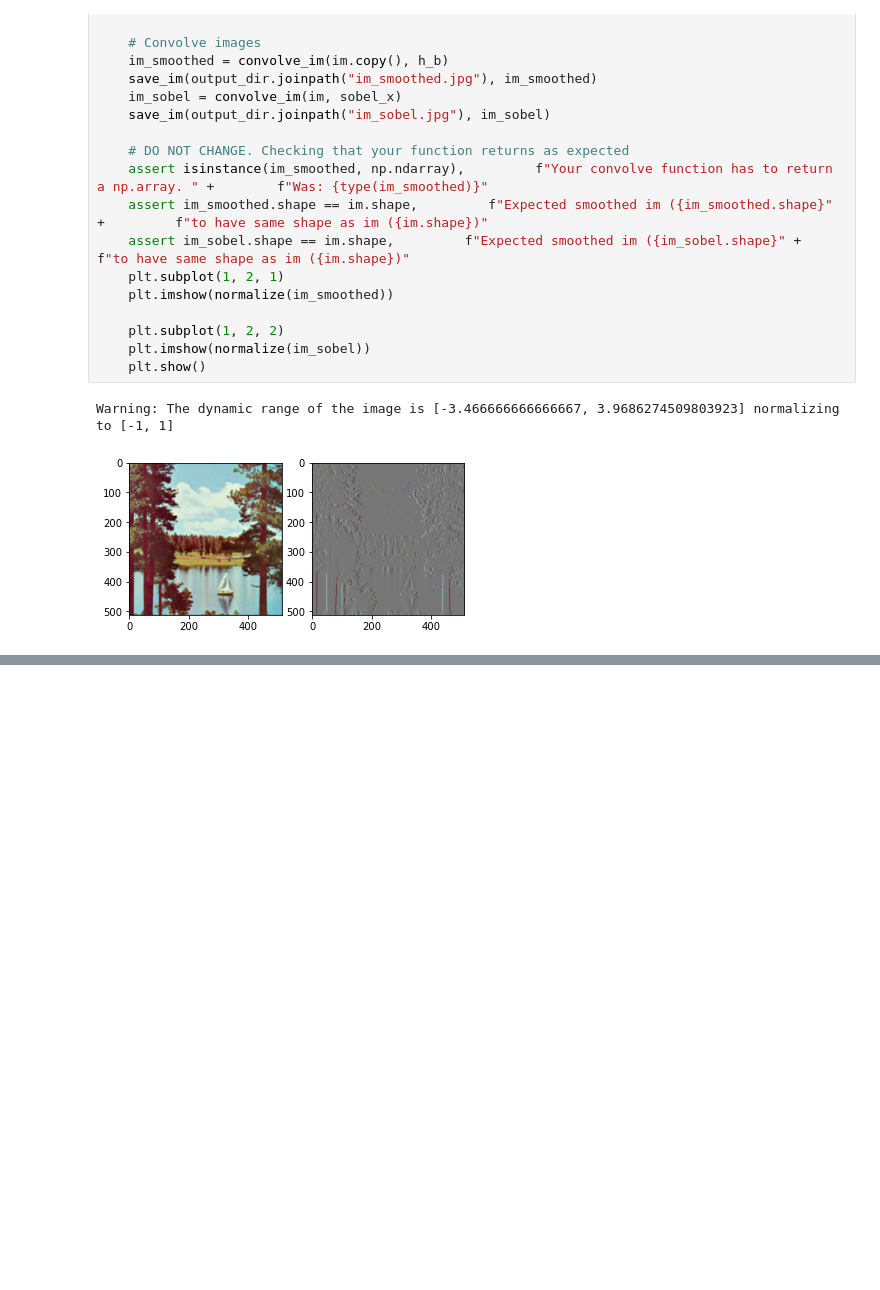
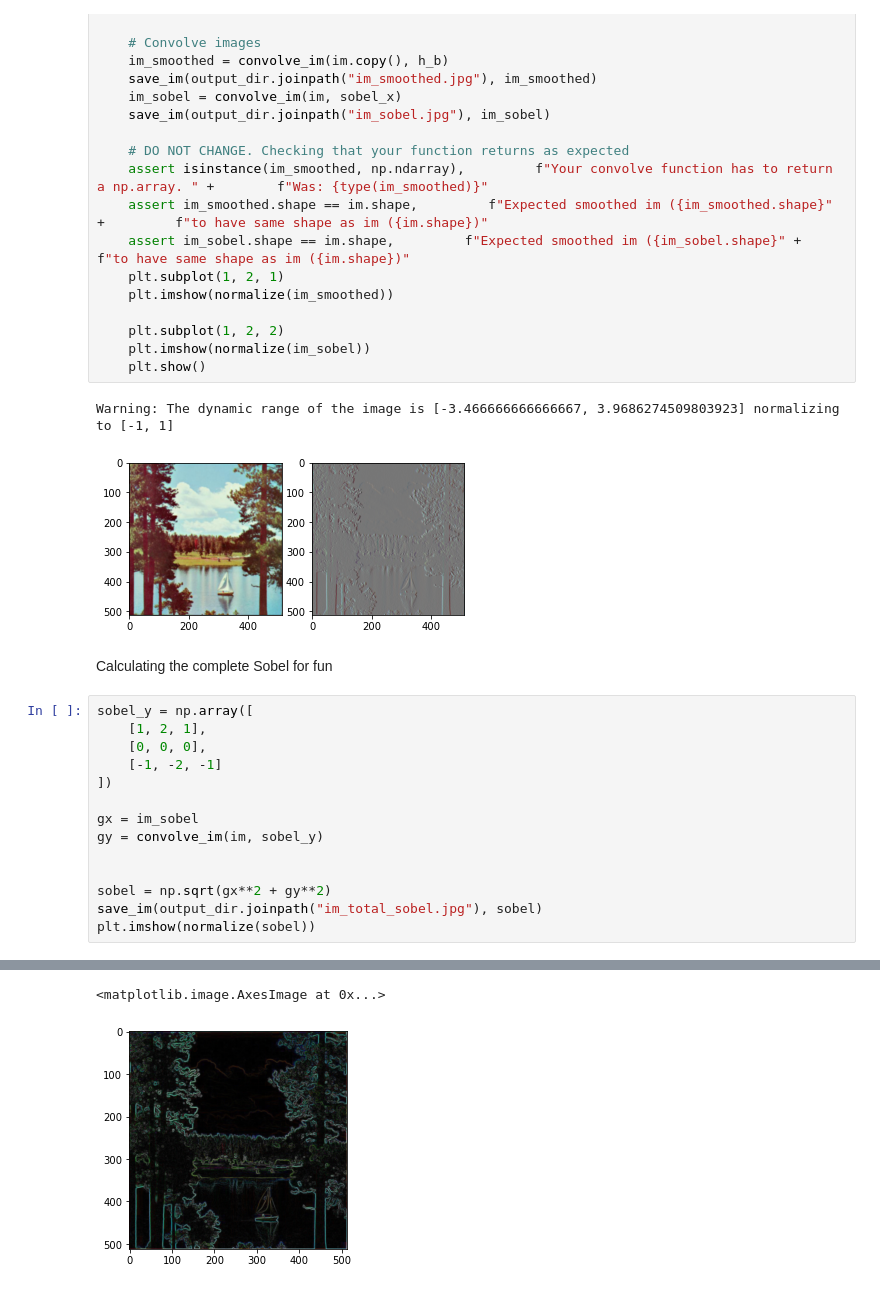
Before and after one commit to TechedLemur/TDT4195-Image-Processing, a Jupyter notebook: assignment1/task2c.ipynb, the cells around one changed output, grey strips where cells are left out. Cells and saved outputs as stored; diff of their text form; blank space fills up the shorter version.

Commit message:
Add total sobel

```diff
--- a/assignment1/task2c.ipynb
+++ b/assignment1/task2c.ipynb
@@ -88,3 +88,20 @@ if __name__ == "__main__":
 # %% [output]
 Warning: The dynamic range of the image is [-3.466666666666667, 3.9686274509803923] normalizing to [-1, 1]
 [figure]
+# %% [markdown]
+Calculating the complete Sobel for fun
+# %%
+sobel_y = np.array([
+    [1, 2, 1],
+    [0, 0, 0],
+    [-1, -2, -1]
+])
+
+gx = im_sobel
+gy = convolve_im(im, sobel_y)
+
+
+sobel = np.sqrt(gx**2 + gy**2)
+save_im(output_dir.joinpath("im_total_sobel.jpg"), sobel)
+plt.imshow(normalize(sobel))
+# %% [output]
@@ -90,0 +109,2 @@ Warning: The dynamic range of the image is [-3.466666666666667, 3.96862745098039
+<matplotlib.image.AxesImage at 0x...>
+[figure, added]
```
Also changed, not shown: parts of 1 cell of this notebook, 1 other file.
